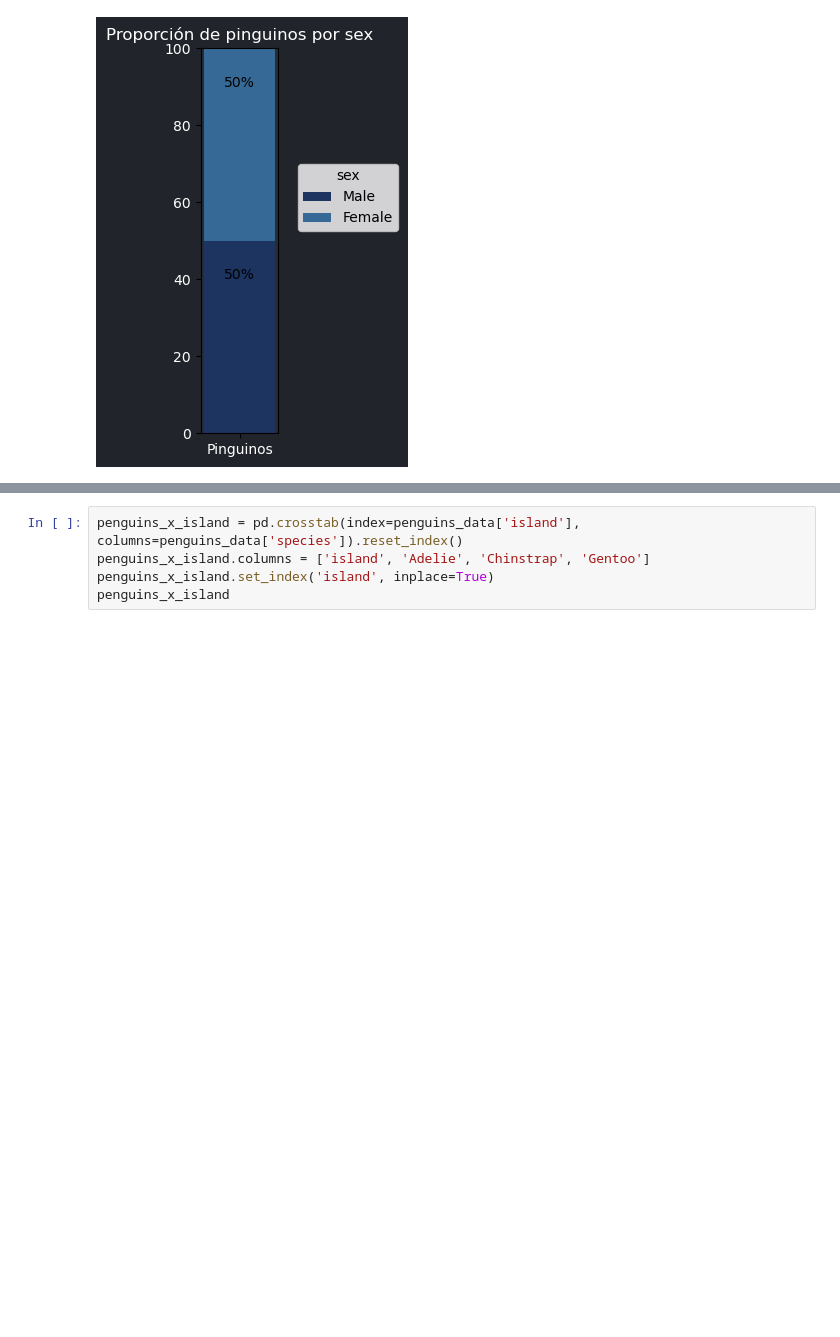
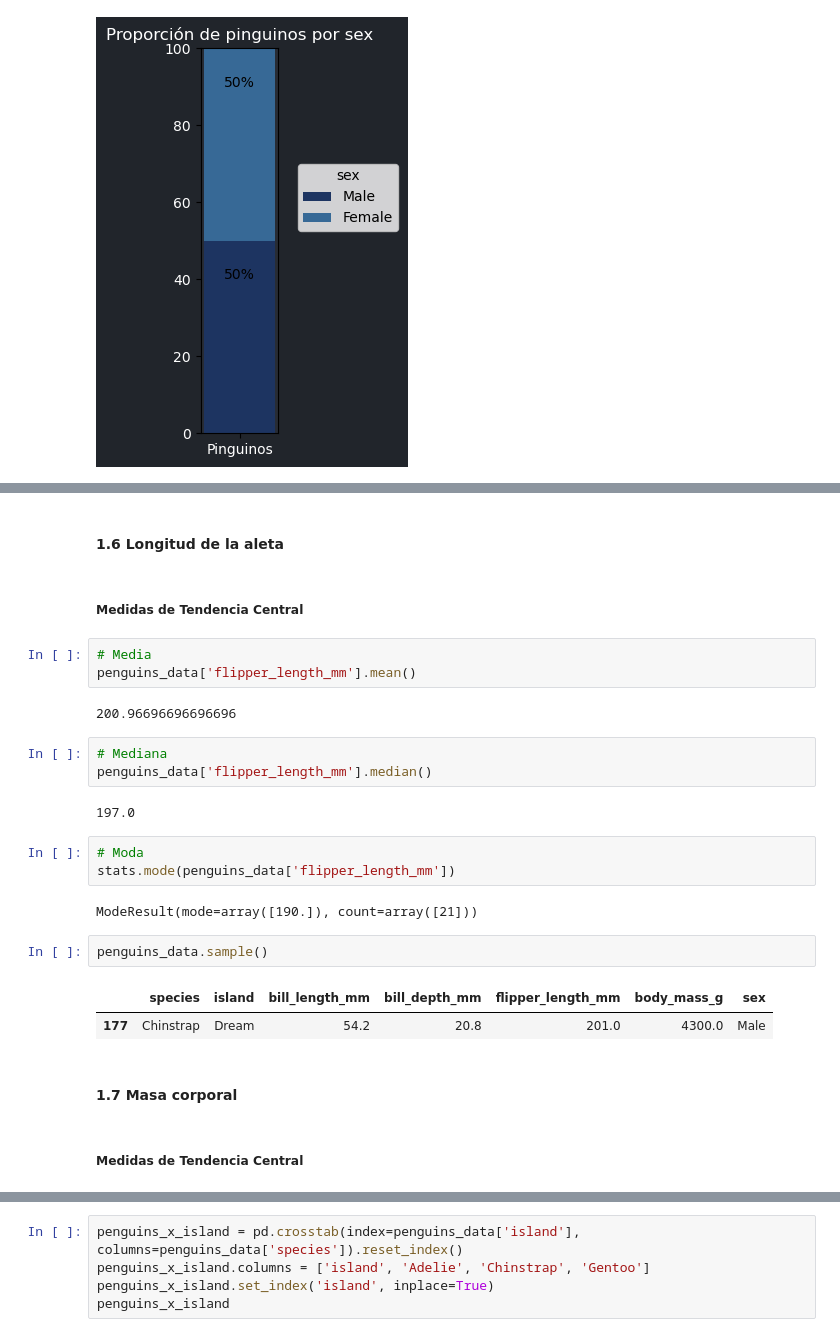
Before and after one commit to JuanFeA98/Fullstack_Data_Scientist, a Jupyter notebook: EDA/01.Analisis_Exploratorio_Datos.ipynb, the cells around one changed output, grey strips where cells are left out. Saved outputs shown, nothing was run; the diff lists cells and outputs as text; blank space fills up the shorter version.

```diff
--- a/EDA/01.Analisis_Exploratorio_Datos.ipynb
+++ b/EDA/01.Analisis_Exploratorio_Datos.ipynb
@@ -284,0 +329,28 @@ graph_proportions(penguins_sex, 'sex')
+# %% [markdown]
+#### **1.6 Longitud de la aleta**
+# %% [markdown]
+##### **Medidas de Tendencia Central**
+# %%
+# Media
+penguins_data['flipper_length_mm'].mean()
+# %% [output]
+200.96696696696696
+# %%
+# Mediana
+penguins_data['flipper_length_mm'].median()
+# %% [output]
+197.0
+# %%
+# Moda
+stats.mode(penguins_data['flipper_length_mm'])
+# %% [output]
+ModeResult(mode=array([190.]), count=array([21]))
+# %%
+penguins_data.sample()
+# %% [output]
+|  | species | island | bill_length_mm | bill_depth_mm | flipper_length_mm | body_mass_g | sex |
+| 177 | Chinstrap | Dream | 54.2 | 20.8 | 201.0 | 4300.0 | Male |
+# %% [markdown]
+#### **1.7 Masa corporal**
+# %% [markdown]
+##### **Medidas de Tendencia Central**
```
Also changed, not shown: parts of 17 cells of this notebook.
